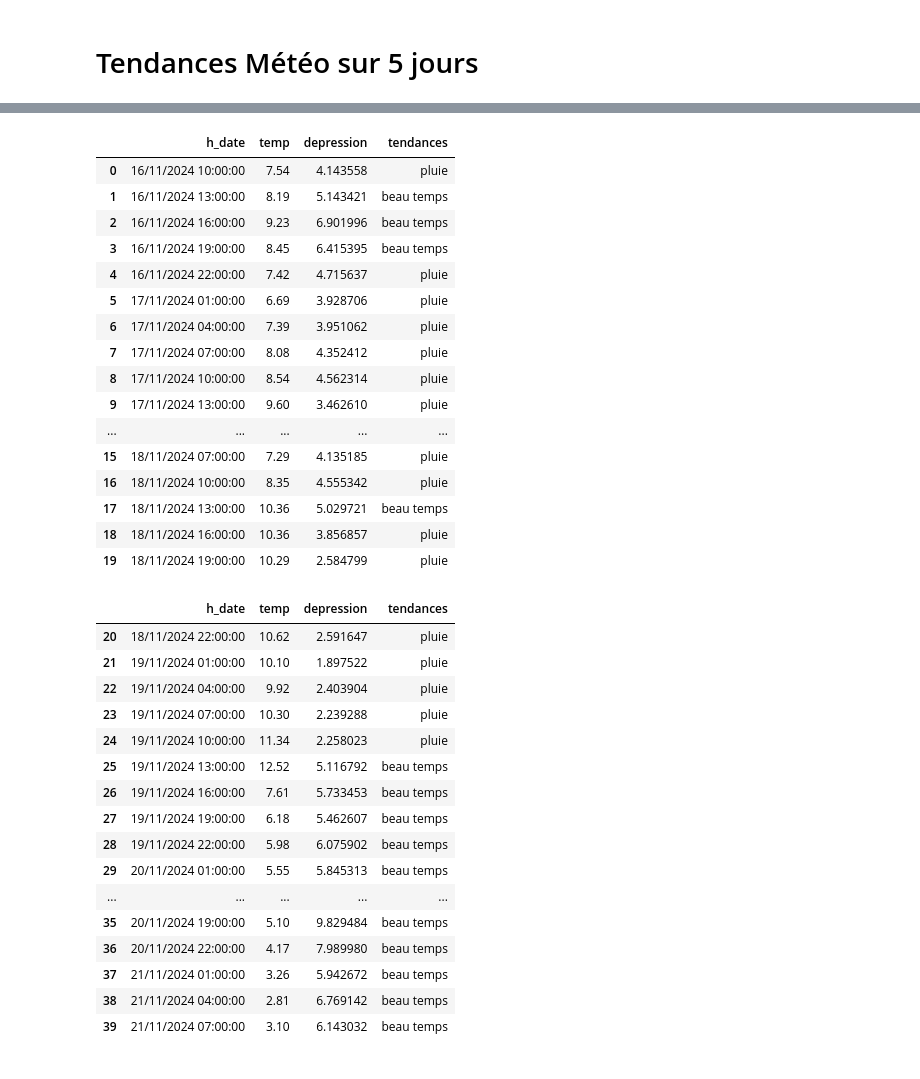
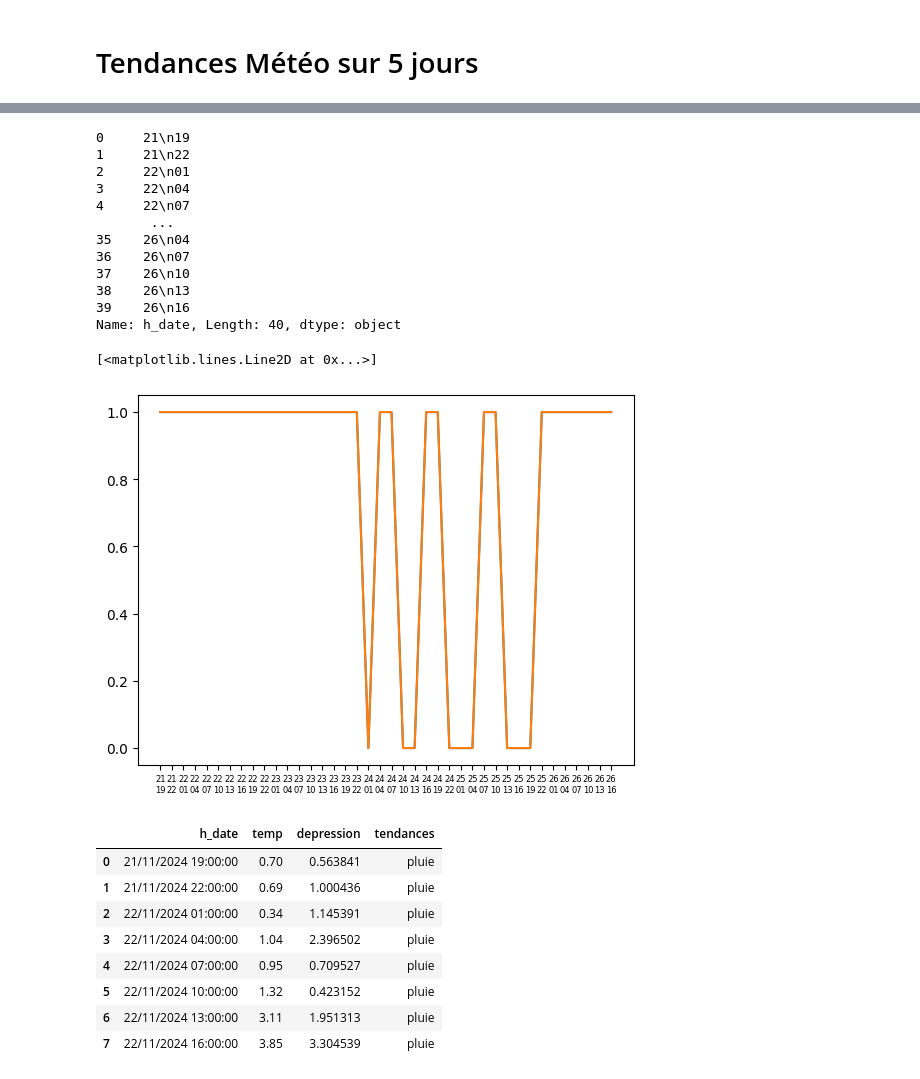
Before and after one commit to jdavid54/jupyter_notebooks, a Jupyter notebook: 5_days_meteo.ipynb, the cells around one changed output, grey strips where cells are left out. Saved outputs shown, nothing was run; the diff lists cells and outputs as text; code cells hidden in the pictures.

```diff
--- a/5_days_meteo.ipynb
+++ b/5_days_meteo.ipynb
@@ -597,42 +602,41 @@ ax2.grid()
+# %%
+d = current['h_date'].apply(lambda x: x[:2]+'\n'+x[11:13])
+d
+# %% [output]
+0     21\n19
+1     21\n22
+2     22\n01
+3     22\n04
+4     22\n07
+       ...
+35    26\n04
+36    26\n07
+37    26\n10
+38    26\n13
+39    26\n16
+Name: h_date, Length: 40, dtype: object
 # %%
 current['tendances']=current['depression'].apply(lambda x: 'pluie' if x<5 else 'beau temps')
-# 24 h
-current[:20][['h_date','temp','depression','tendances']]
+
+trends = np.multiply(current['tendances']=='pluie',1) #== True
+#trends.plot()
+
+plt.plot(d,trends)
+plt.xticks(fontsize = 6)
+plt.plot(d,trends)
 # %% [output]
-|  | h_date | temp | depression | tendances |
-| 0 | 16/11/2024 10:00:00 | 7.54 | 4.143558 | pluie |
-| 1 | 16/11/2024 13:00:00 | 8.19 | 5.143421 | beau temps |
-| 2 | 16/11/2024 16:00:00 | 9.23 | 6.901996 | beau temps |
-| 3 | 16/11/2024 19:00:00 | 8.45 | 6.415395 | beau temps |
-| 4 | 16/11/2024 22:00:00 | 7.42 | 4.715637 | pluie |
-| 5 | 17/11/2024 01:00:00 | 6.69 | 3.928706 | pluie |
-| 6 | 17/11/2024 04:00:00 | 7.39 | 3.951062 | pluie |
-| 7 | 17/11/2024 07:00:00 | 8.08 | 4.352412 | pluie |
-| 8 | 17/11/2024 10:00:00 | 8.54 | 4.562314 | pluie |
-| 9 | 17/11/2024 13:00:00 | 9.60 | 3.462610 | pluie |
-| ... | ... | ... | ... | ... |
-| 15 | 18/11/2024 07:00:00 | 7.29 | 4.135185 | pluie |
-| 16 | 18/11/2024 10:00:00 | 8.35 | 4.555342 | pluie |
-| 17 | 18/11/2024 13:00:00 | 10.36 | 5.029721 | beau temps |
-| 18 | 18/11/2024 16:00:00 | 10.36 | 3.856857 | pluie |
-| 19 | 18/11/2024 19:00:00 | 10.29 | 2.584799 | pluie |
+[<matplotlib.lines.Line2D at 0x...>]
+[figure, added]
 # %%
-current[20:40][['h_date','temp','depression','tendances']]
+# first 24 h
+current[:8][['h_date','temp','depression','tendances']]
 # %% [output]
 |  | h_date | temp | depression | tendances |
-| 20 | 18/11/2024 22:00:00 | 10.62 | 2.591647 | pluie |
-| 21 | 19/11/2024 01:00:00 | 10.10 | 1.897522 | pluie |
-| 22 | 19/11/2024 04:00:00 | 9.92 | 2.403904 | pluie |
-| 23 | 19/11/2024 07:00:00 | 10.30 | 2.239288 | pluie |
-| 24 | 19/11/2024 10:00:00 | 11.34 | 2.258023 | pluie |
-| 25 | 19/11/2024 13:00:00 | 12.52 | 5.116792 | beau temps |
-| 26 | 19/11/2024 16:00:00 | 7.61 | 5.733453 | beau temps |
-| 27 | 19/11/2024 19:00:00 | 6.18 | 5.462607 | beau temps |
-| 28 | 19/11/2024 22:00:00 | 5.98 | 6.075902 | beau temps |
-| 29 | 20/11/2024 01:00:00 | 5.55 | 5.845313 | beau temps |
-| ... | ... | ... | ... | ... |
-| 35 | 20/11/2024 19:00:00 | 5.10 | 9.829484 | beau temps |
-| 36 | 20/11/2024 22:00:00 | 4.17 | 7.989980 | beau temps |
-| 37 | 21/11/2024 01:00:00 | 3.26 | 5.942672 | beau temps |
-| 38 | 21/11/2024 04:00:00 | 2.81 | 6.769142 | beau temps |
-| 39 | 21/11/2024 07:00:00 | 3.10 | 6.143032 | beau temps |
+| 0 | 21/11/2024 19:00:00 | 0.70 | 0.563841 | pluie |
+| 1 | 21/11/2024 22:00:00 | 0.69 | 1.000436 | pluie |
+| 2 | 22/11/2024 01:00:00 | 0.34 | 1.145391 | pluie |
+| 3 | 22/11/2024 04:00:00 | 1.04 | 2.396502 | pluie |
+| 4 | 22/11/2024 07:00:00 | 0.95 | 0.709527 | pluie |
+| 5 | 22/11/2024 10:00:00 | 1.32 | 0.423152 | pluie |
+| 6 | 22/11/2024 13:00:00 | 3.11 | 1.951313 | pluie |
+| 7 | 22/11/2024 16:00:00 | 3.85 | 3.304539 | pluie |
```
Also changed, not shown: parts of 29 cells of this notebook, 9 other files.
